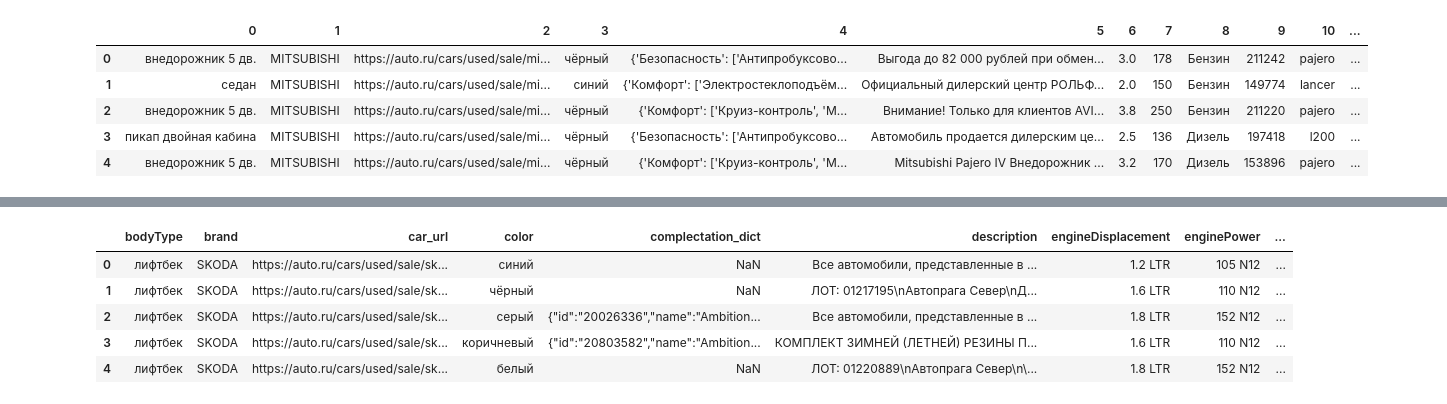
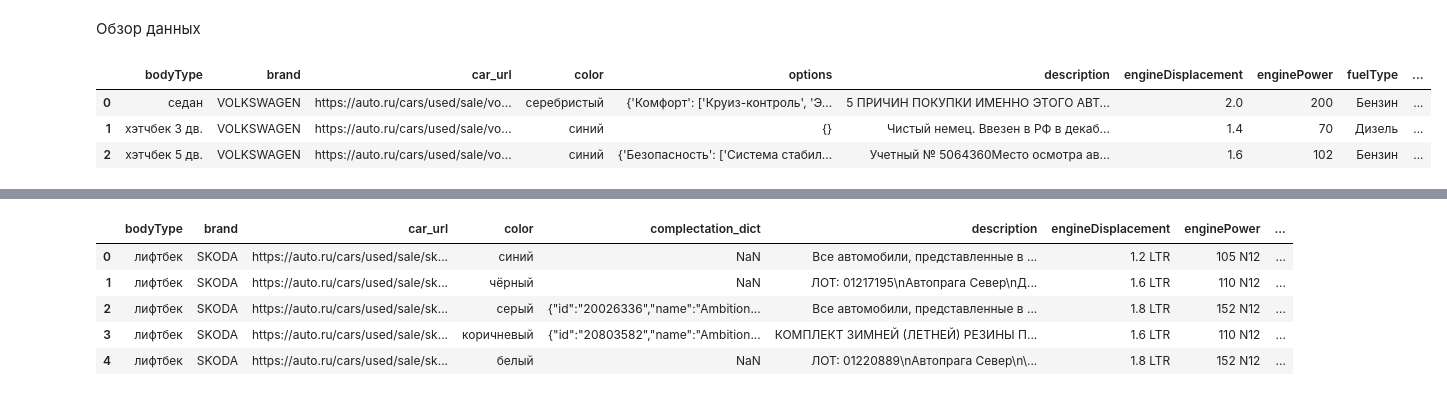
Before and after one commit to Tirsh/DataScience, a Jupyter notebook: module_5/data_correction.ipynb, the cells around one changed output, grey strips where cells are left out. Cells and saved outputs as stored; diff of their text form; code cells hidden in the pictures.

```diff
--- a/module_5/data_correction.ipynb
+++ b/module_5/data_correction.ipynb
@@ -3,16 +6,13 @@ import pandas as pd
 # %%
-df1 = pd.read_csv('data/data0.csv')
-df2 = pd.read_csv('data/data1.csv')
-df3 = pd.read_csv('data/data2.csv')
-test_df = df1 = pd.read_csv('data/test.csv')
+#Загрузка датасетов
+df = pd.read_csv('data/data.csv')
+test = pd.read_csv('data/test.csv')
-# %%
-df = pd.concat([df1, df2, df3])
+# %% [markdown]
+Обзор данных
 # %%
-df.head()
+df.head(3)
 # %% [output]
-|  | 0 | 1 | 2 | 3 | 4 | 5 | 6 | 7 | 8 | 9 | 10 | ... |
-| 0 | внедорожник 5 дв. | MITSUBISHI | https://auto.ru/cars/used/sale/mi... | чёрный | {'Безопасность': ['Антипробуксово... | Выгода до 82 000 рублей при обмен... | 3.0 | 178 | Бензин | 211242 | pajero | ... |
-| 1 | седан | MITSUBISHI | https://auto.ru/cars/used/sale/mi... | синий | {'Комфорт': ['Электростеклоподъём... | Официальный дилерский центр РОЛЬФ... | 2.0 | 150 | Бензин | 149774 | lancer | ... |
-| 2 | внедорожник 5 дв. | MITSUBISHI | https://auto.ru/cars/used/sale/mi... | чёрный | {'Комфорт': ['Круиз-контроль', 'М... | Внимание! Только для клиентов AVI... | 3.8 | 250 | Бензин | 211220 | pajero | ... |
-| 3 | пикап двойная кабина | MITSUBISHI | https://auto.ru/cars/used/sale/mi... | чёрный | {'Безопасность': ['Антипробуксово... | Автомобиль продается дилерским це... | 2.5 | 136 | Дизель | 197418 | l200 | ... |
-| 4 | внедорожник 5 дв. | MITSUBISHI | https://auto.ru/cars/used/sale/mi... | чёрный | {'Комфорт': ['Круиз-контроль', 'М... | Mitsubishi Pajero IV Внедорожник ... | 3.2 | 170 | Дизель | 153896 | pajero | ... |
+|  | bodyType | brand | car_url | color | options | description | engineDisplacement | enginePower | fuelType | ... |
+| 0 | седан | VOLKSWAGEN | https://auto.ru/cars/used/sale/vo... | серебристый | {'Комфорт': ['Круиз-контроль', 'Э... | 5 ПРИЧИН ПОКУПКИ ИМЕННО ЭТОГО АВТ... | 2.0 | 200 | Бензин | ... |
+| 1 | хэтчбек 3 дв. | VOLKSWAGEN | https://auto.ru/cars/used/sale/vo... | синий | {} | Чистый немец. Ввезен в РФ в декаб... | 1.4 | 70 | Дизель | ... |
+| 2 | хэтчбек 5 дв. | VOLKSWAGEN | https://auto.ru/cars/used/sale/vo... | синий | {'Безопасность': ['Система стабил... | Учетный № 5064360Место осмотра ав... | 1.6 | 102 | Бензин | ... |
```
Also changed, not shown: parts of 29 cells of this notebook, 4 other files.
